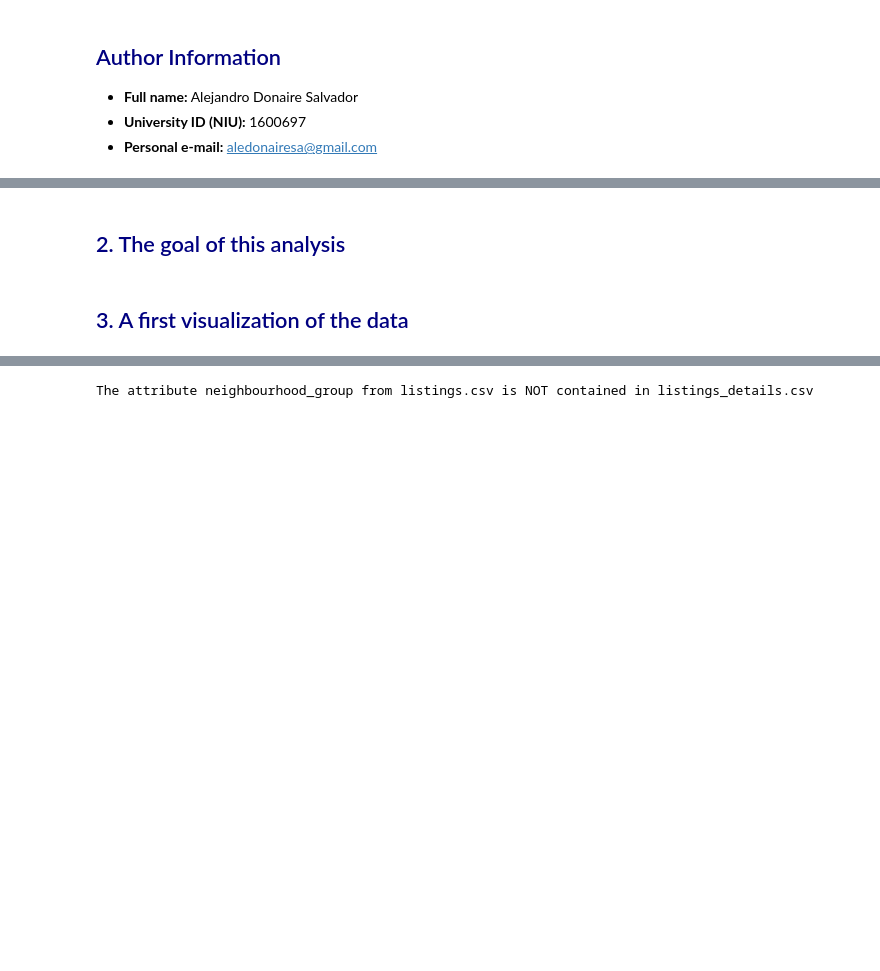
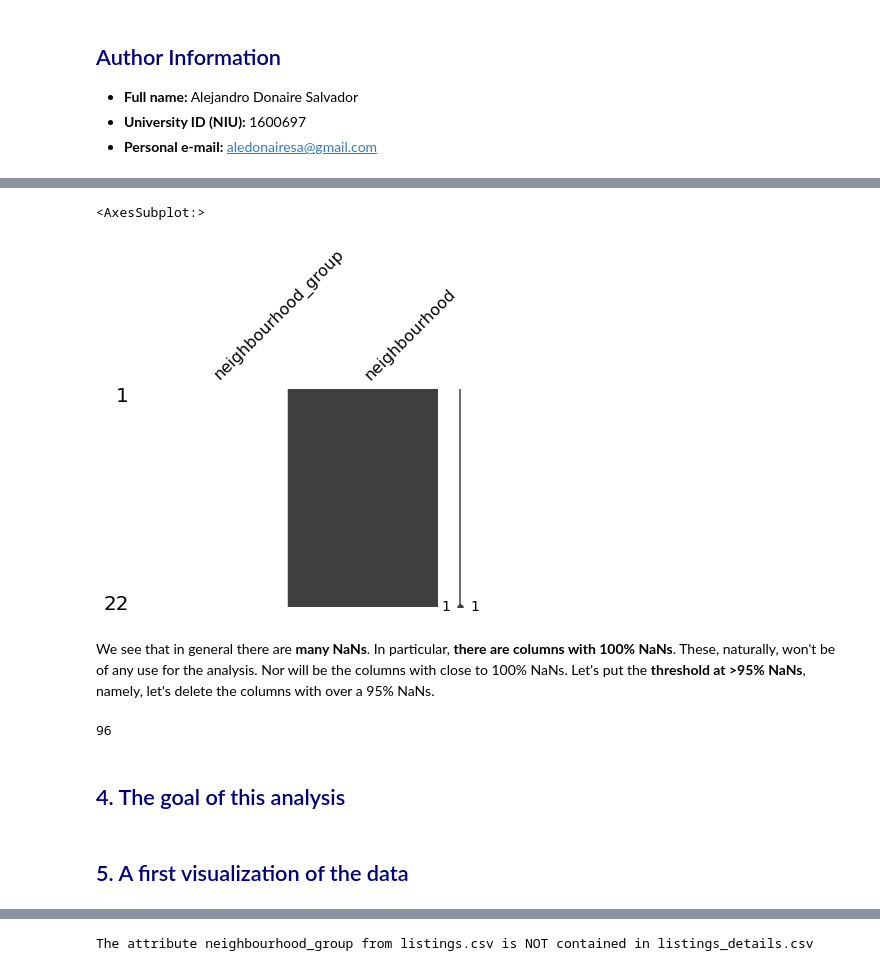
Before and after one commit to Aledonairesa/Kaggle-Dataset-Analysis, a Jupyter notebook: Kaggle Dataset Analysis - Airbnb Amsterdam.ipynb, the cells around one changed output, grey strips where cells are left out. Saved outputs shown, nothing was run; the diff lists cells and outputs as text; code cells hidden in the pictures; blank space fills up the shorter version.

Commit message:
Added imports, data loading, and NaNs analysis

```diff
--- a/Kaggle Dataset Analysis - Airbnb Amsterdam.ipynb
+++ b/Kaggle Dataset Analysis - Airbnb Amsterdam.ipynb
@@ -102,0 +174,7 @@ It has 365 records for each listing (advertisement). It specifies whether the li
+# %%
+msno.matrix(neigh_df, figsize=(6, 4))
+# %% [output]
+<AxesSubplot:>
+[figure, added]
+# %% [markdown]
+We see that in general there are **many NaNs**. In particular, **there are columns with 100% NaNs**. These, naturally, won't be of any use for the analysis. Nor will be the columns with close to 100% NaNs. Let's put the **threshold at >95% NaNs**, namely, let's delete the columns with over a 95% NaNs.
@@ -103,4 +188,12 @@ It has 365 records for each listing (advertisement). It specifies whether the li
+# %%
+# Counting the unique attributes after deleting the non-useful attributes
+len(set(list(listings_det_df.columns) +\
+        list(reviews_det_df.columns) +\
+        list(calendar_df.columns) +\
+        list(neigh_df)))
+# %% [output]
+96
 # %% [markdown]
-## <span style="color:navy"> 2. The goal of this analysis </span>
+## <span style="color:navy"> 4. The goal of this analysis </span>
 # %% [markdown]
-## <span style="color:navy"> 3. A first visualization of the data </span>
+## <span style="color:navy"> 5. A first visualization of the data </span>
```
Also changed, not shown: parts of 18 cells of this notebook.
